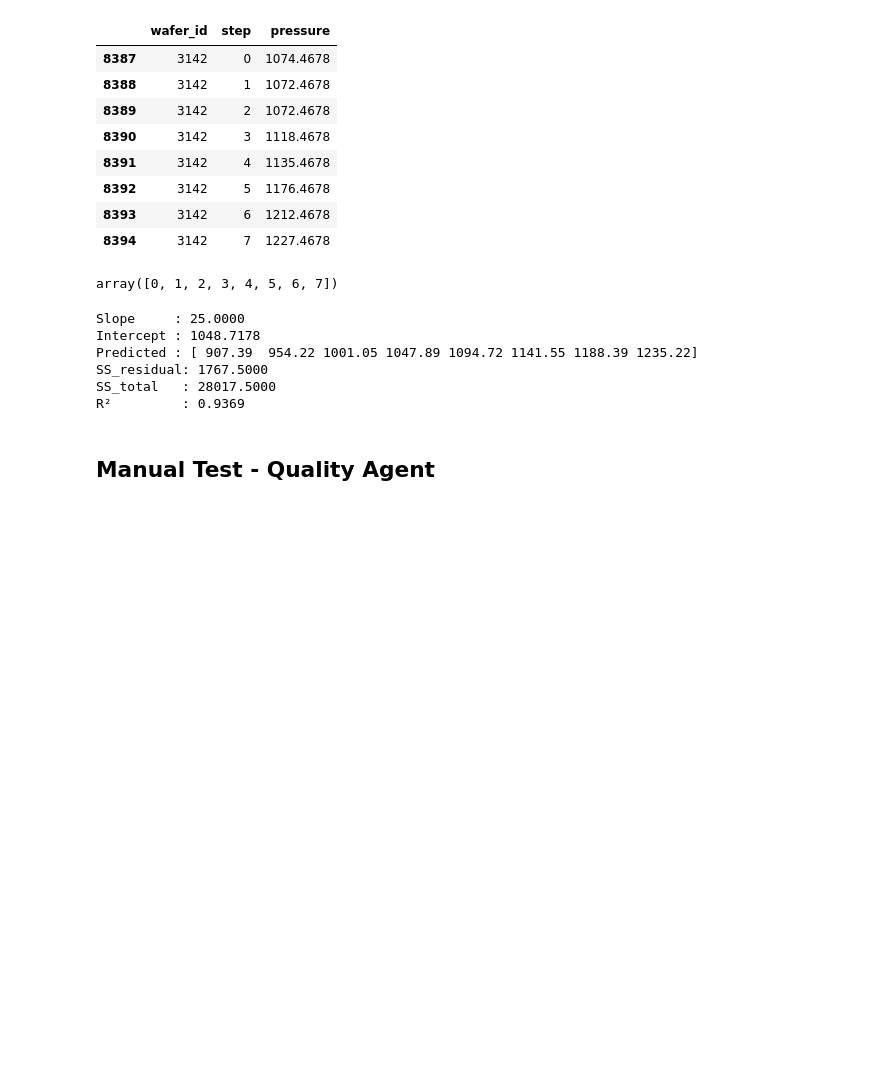
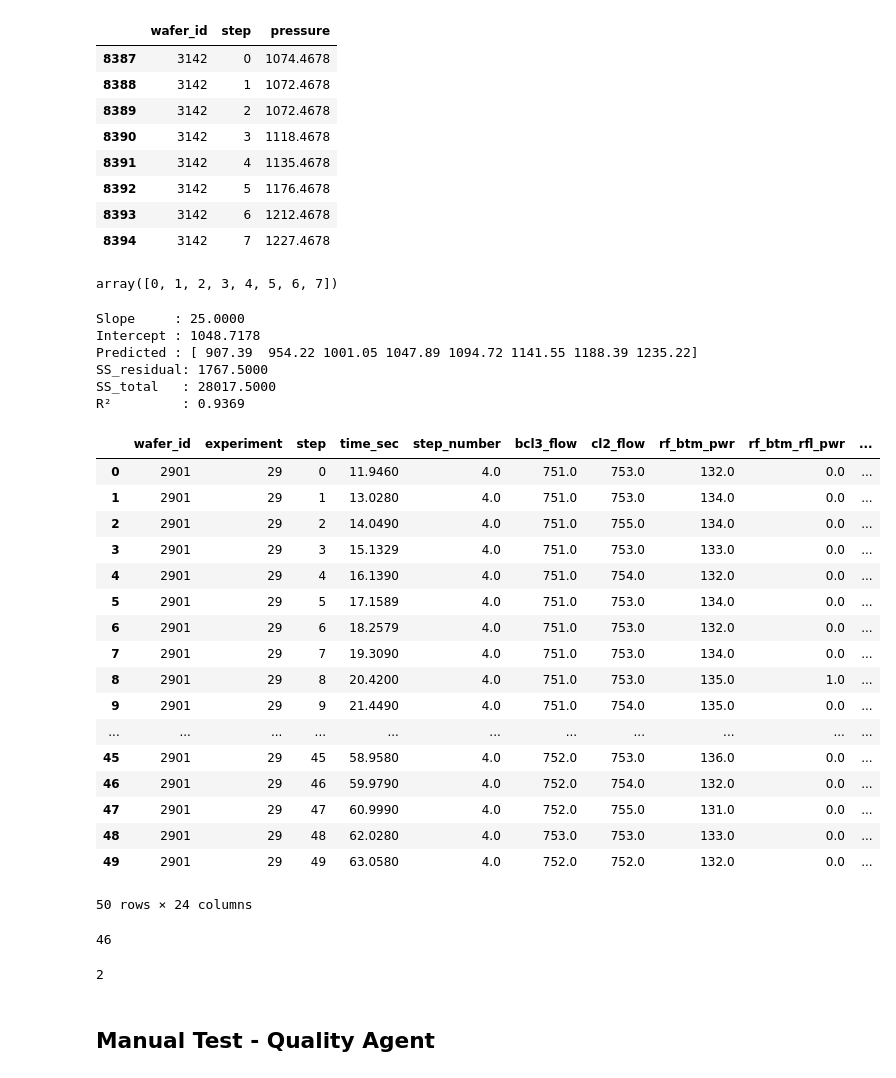
Before and after one commit to niva-scotia/manufacturing-agents, a Jupyter notebook: manual_testing.ipynb, the cells around one changed output. Drawn from its saved outputs; the diff is of its cells as text; code cells hidden in the pictures; blank space fills up the shorter version.

```diff
--- a/manual_testing.ipynb
+++ b/manual_testing.ipynb
@@ -198,5 +198,38 @@ Predicted : [ 907.39  954.22 1001.05 1047.89 1094.72 1141.55 1188.39 1235.22]
 SS_residual: 1767.5000
 SS_total   : 28017.5000
 R²         : 0.9369
+# %%
+train_machine.head(50)
+# %% [output]
+|  | wafer_id | experiment | step | time_sec | step_number | bcl3_flow | cl2_flow | rf_btm_pwr | rf_btm_rfl_pwr | ... |
+| 0 | 2901 | 29 | 0 | 11.9460 | 4.0 | 751.0 | 753.0 | 132.0 | 0.0 | ... |
+| 1 | 2901 | 29 | 1 | 13.0280 | 4.0 | 751.0 | 753.0 | 134.0 | 0.0 | ... |
+| 2 | 2901 | 29 | 2 | 14.0490 | 4.0 | 751.0 | 755.0 | 134.0 | 0.0 | ... |
+| 3 | 2901 | 29 | 3 | 15.1329 | 4.0 | 751.0 | 753.0 | 133.0 | 0.0 | ... |
+| 4 | 2901 | 29 | 4 | 16.1390 | 4.0 | 751.0 | 754.0 | 132.0 | 0.0 | ... |
+| 5 | 2901 | 29 | 5 | 17.1589 | 4.0 | 751.0 | 753.0 | 134.0 | 0.0 | ... |
+| 6 | 2901 | 29 | 6 | 18.2579 | 4.0 | 751.0 | 753.0 | 132.0 | 0.0 | ... |
+| 7 | 2901 | 29 | 7 | 19.3090 | 4.0 | 751.0 | 753.0 | 134.0 | 0.0 | ... |
+| 8 | 2901 | 29 | 8 | 20.4200 | 4.0 | 751.0 | 753.0 | 135.0 | 1.0 | ... |
+| 9 | 2901 | 29 | 9 | 21.4490 | 4.0 | 751.0 | 754.0 | 135.0 | 0.0 | ... |
+| ... | ... | ... | ... | ... | ... | ... | ... | ... | ... | ... |
+| 45 | 2901 | 29 | 45 | 58.9580 | 4.0 | 752.0 | 753.0 | 136.0 | 0.0 | ... |
+| 46 | 2901 | 29 | 46 | 59.9790 | 4.0 | 752.0 | 754.0 | 132.0 | 0.0 | ... |
+| 47 | 2901 | 29 | 47 | 60.9990 | 4.0 | 752.0 | 755.0 | 131.0 | 0.0 | ... |
+| 48 | 2901 | 29 | 48 | 62.0280 | 4.0 | 753.0 | 753.0 | 133.0 | 0.0 | ... |
+| 49 | 2901 | 29 | 49 | 63.0580 | 4.0 | 752.0 | 752.0 | 132.0 | 0.0 | ... |
+50 rows × 24 columns
+# %%
+tcp_violation_wafers_1 = train_machine[(train_machine['tcp_top_pwr'] > 360) | (train_machine['tcp_top_pwr'] < 334)]['wafer_id'].unique()
+np.sort(tcp_violation_wafers_1)
+len(tcp_violation_wafers_1)
+# %% [output]
+46
+# %%
+bcl3_flow_violation_wafers_1 = train_machine[(train_machine['bcl3_flow'] > 765) | (train_machine['bcl3_flow'] < 740)]['wafer_id'].unique()
+np.sort(bcl3_flow_violation_wafers_1)
+len(bcl3_flow_violation_wafers_1)
+# %% [output]
+2
 # %% [markdown]
 ## Manual Test - Quality Agent
```
Also changed, not shown: 3 other files.
